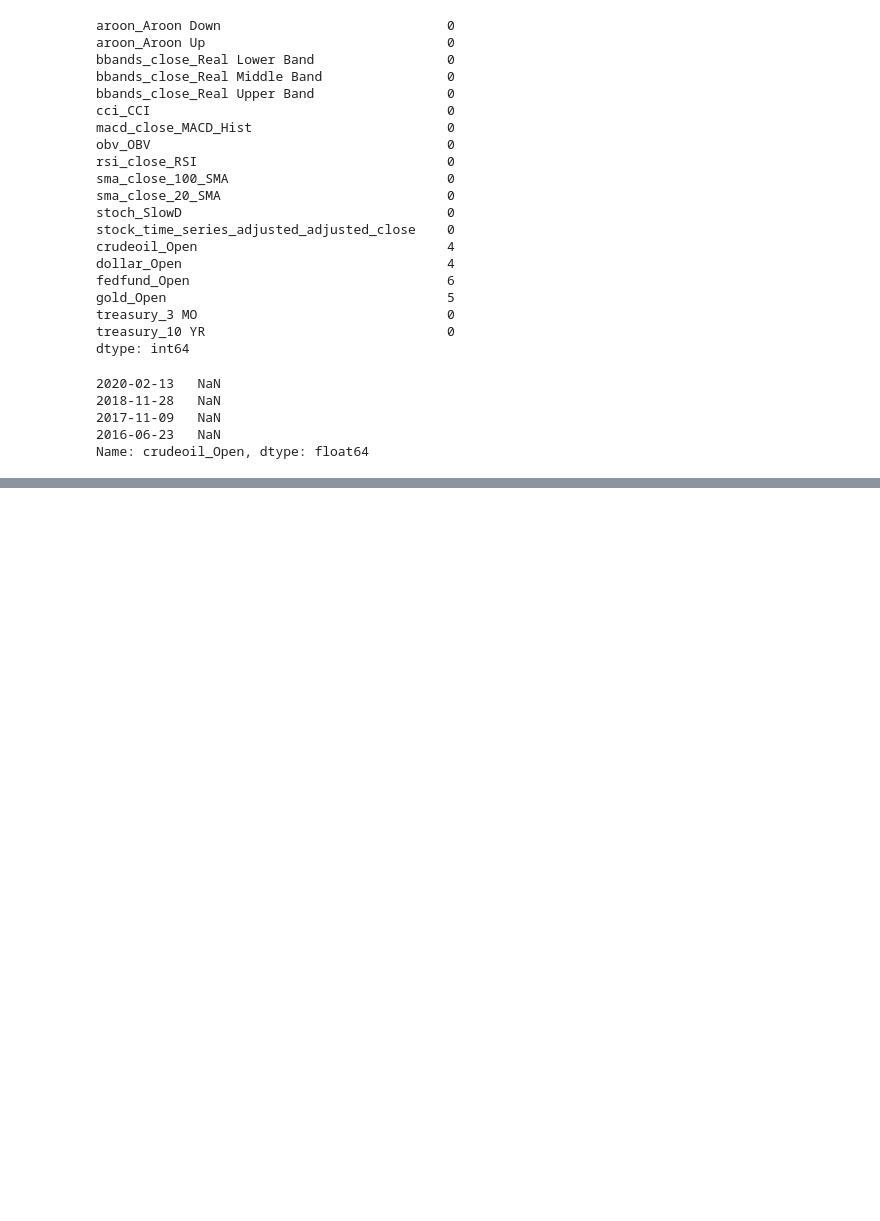
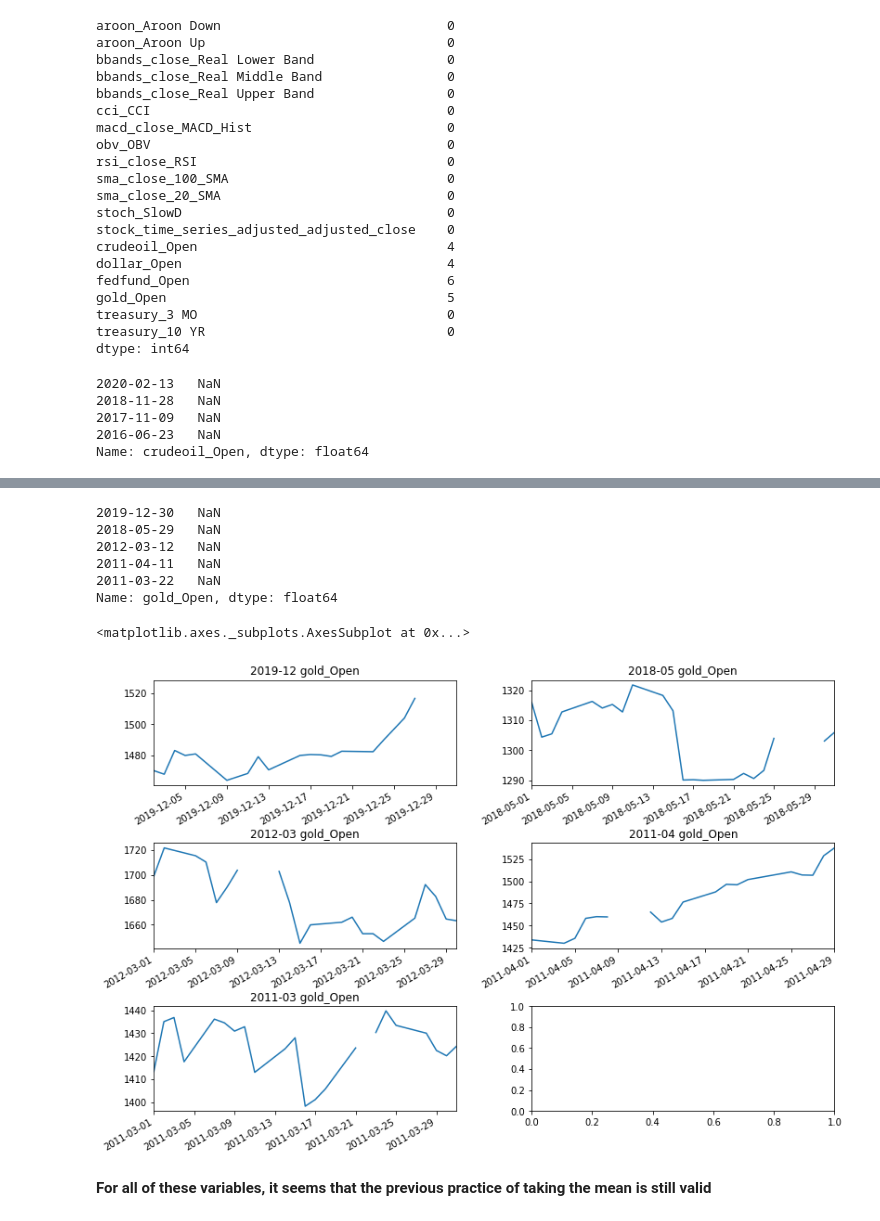
Before and after one commit to HaoxuanXu/Stock_Market_Trend_Prediction, a Jupyter notebook: Data_Cleaning.ipynb, the cells around one changed output, grey strips where cells are left out. Drawn from its saved outputs; the diff is of its cells as text; code cells hidden in the pictures; blank space fills up the shorter version.

```diff
--- a/Data_Cleaning.ipynb
+++ b/Data_Cleaning.ipynb
@@ -350,0 +395,24 @@ data_since_2011_02.loc["2016-06"]["crudeoil_Open"].plot(ax = ax[1, 1], title="20
+# %%
+# Let's take a look at gold_open as well
+data_since_2011_02[data_since_2011_02["gold_Open"].isna() == True]["gold_Open"]
+# %% [output]
+2019-12-30   NaN
+2018-05-29   NaN
+2012-03-12   NaN
+2011-04-11   NaN
+2011-03-22   NaN
+Name: gold_Open, dtype: float64
+# %%
+# Let's make some graphs again to visualize the trajectory of gold open price in these months
+fig, ax = plt.subplots(3, 2, figsize = (12, 9))
+fig.tight_layout(pad=5)
+data_since_2011_02.loc["2019-12"]["gold_Open"].plot(ax = ax[0, 0], title="2019-12 gold_Open")
+data_since_2011_02.loc["2018-05"]["gold_Open"].plot(ax = ax[0, 1], title="2018-05 gold_Open")
+data_since_2011_02.loc["2012-03"]["gold_Open"].plot(ax = ax[1, 0], title="2012-03 gold_Open")
+data_since_2011_02.loc["2011-04"]["gold_Open"].plot(ax = ax[1, 1], title="2011-04 gold_Open")
+data_since_2011_02.loc["2011-03"]["gold_Open"].plot(ax = ax[2, 0], title="2011-03 gold_Open")
+# %% [output]
+<matplotlib.axes._subplots.AxesSubplot at 0x...>
+[figure, added]
+# %% [markdown]
+**For all of these variables, it seems that the previous practice of taking the mean is still valid**
```
Also changed, not shown: parts of 15 cells of this notebook, 1 other file.
